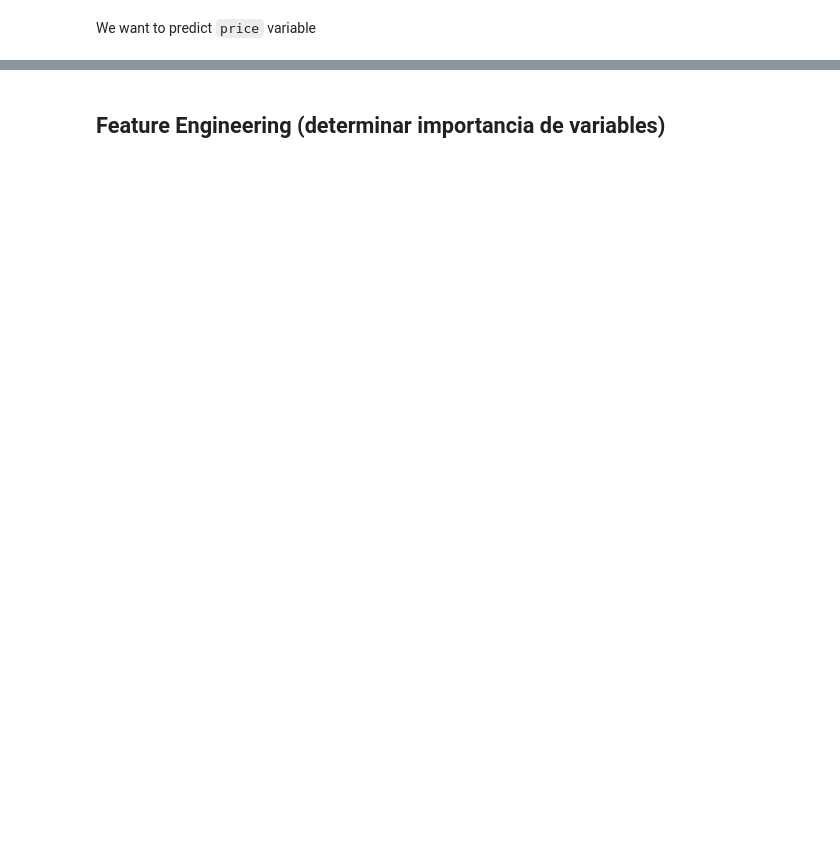
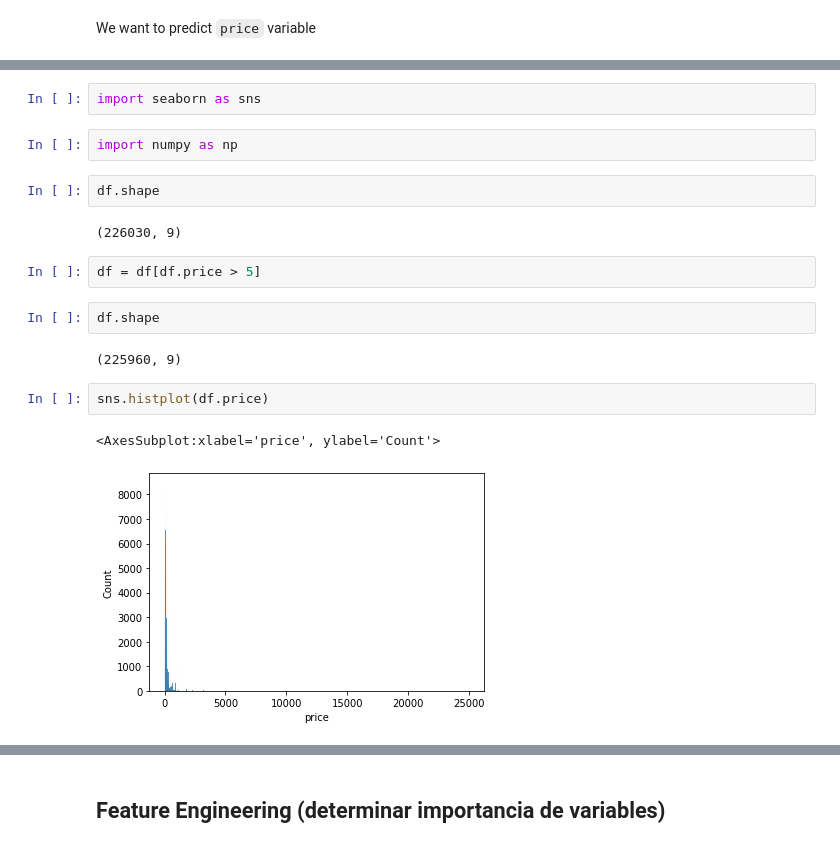
Before and after one commit to Ironhack-Data-Madrid-Agosto-2021/classroom-materials, a Jupyter notebook: week_07/07-Airbnb price prediction.ipynb, the cells around one changed output, grey strips where cells are left out. Cells and saved outputs as stored; diff of their text form; blank space fills up the shorter version.

```diff
--- a/week_07/07-Airbnb price prediction.ipynb
+++ b/week_07/07-Airbnb price prediction.ipynb
@@ -19,0 +38,19 @@ df.dtypes
+# %%
+import seaborn as sns
+# %%
+import numpy as np
+# %%
+df.shape
+# %% [output]
+(226030, 9)
+# %%
+df = df[df.price > 5]
+# %%
+df.shape
+# %% [output]
+(225960, 9)
+# %%
+sns.histplot(df.price)
+# %% [output]
+<AxesSubplot:xlabel='price', ylabel='Count'>
+[figure, added]
```
Also changed, not shown: parts of 36 cells of this notebook, 4 other files.
